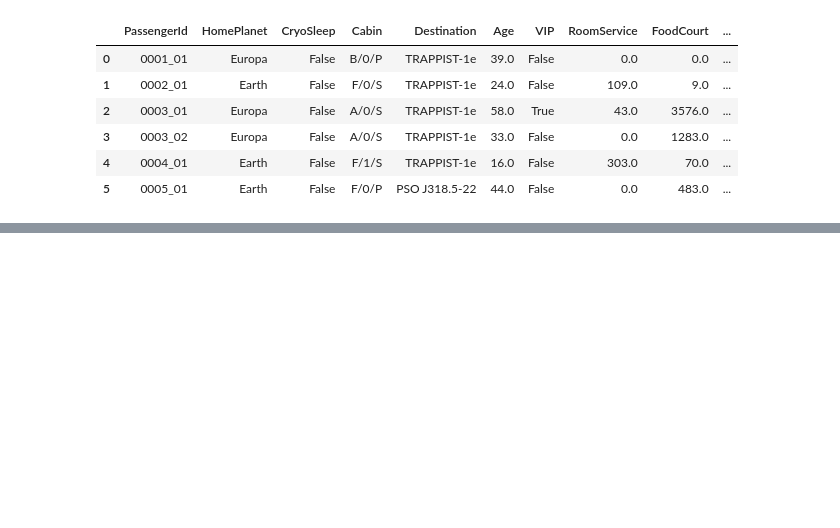
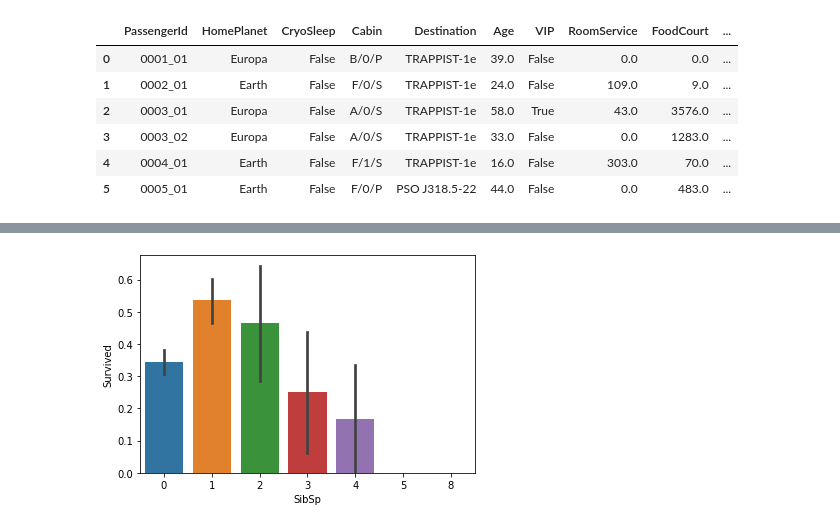
Before and after one commit to lailailee/kaggle-entry-project-exercises, a Jupyter notebook: spaceship-titanic.ipynb, the cells around one changed output, grey strips where cells are left out. Saved outputs shown, nothing was run; the diff lists cells and outputs as text; code cells hidden in the pictures; blank space fills up the shorter version.

```diff
--- a/spaceship-titanic.ipynb
+++ b/spaceship-titanic.ipynb
@@ -169,0 +183,5 @@ sns.barplot(X="Sex",Y="Suir")
+# %%
+sns.barplot(x="SibSp",y="Survived",data=train_data)
+plt.show()
+# %% [output]
+[figure, added]
```
Also changed, not shown: parts of 45 cells of this notebook, 6 other files.
